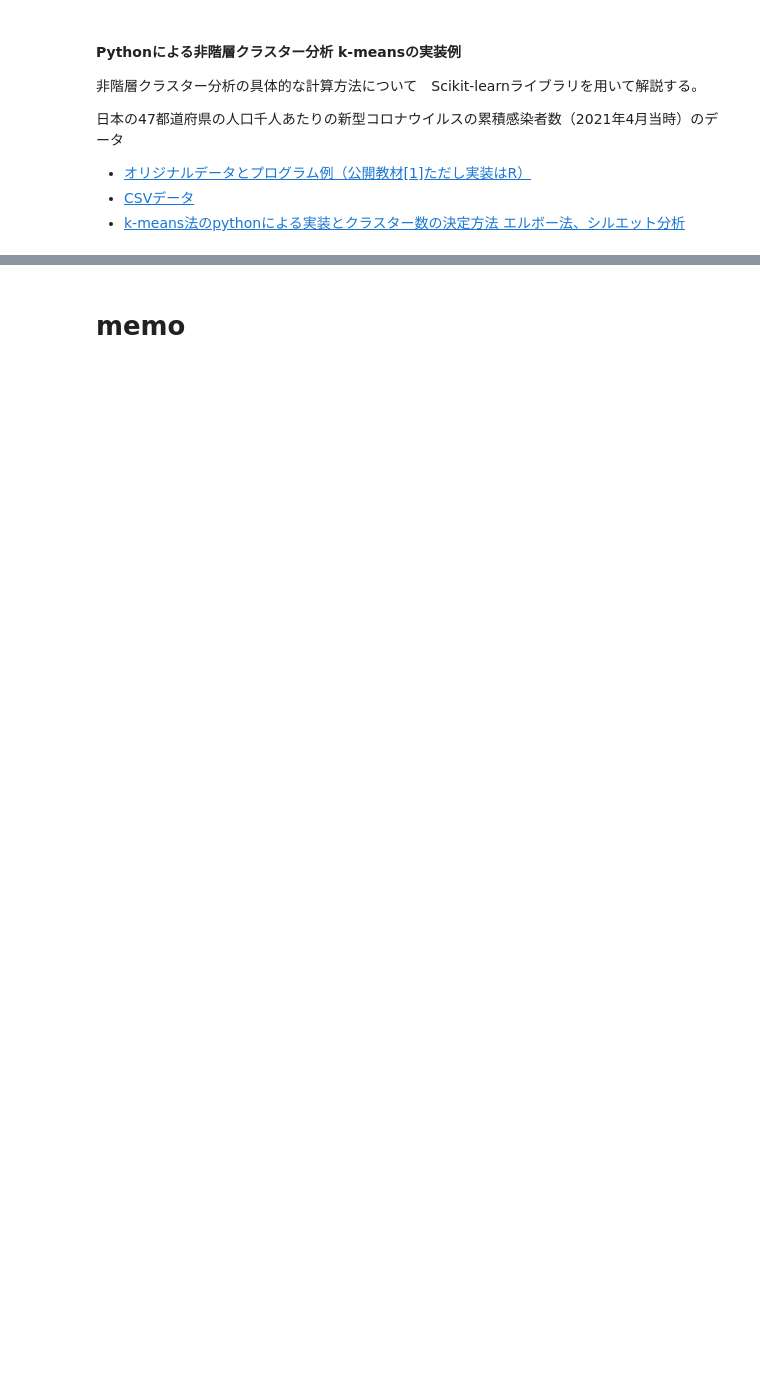
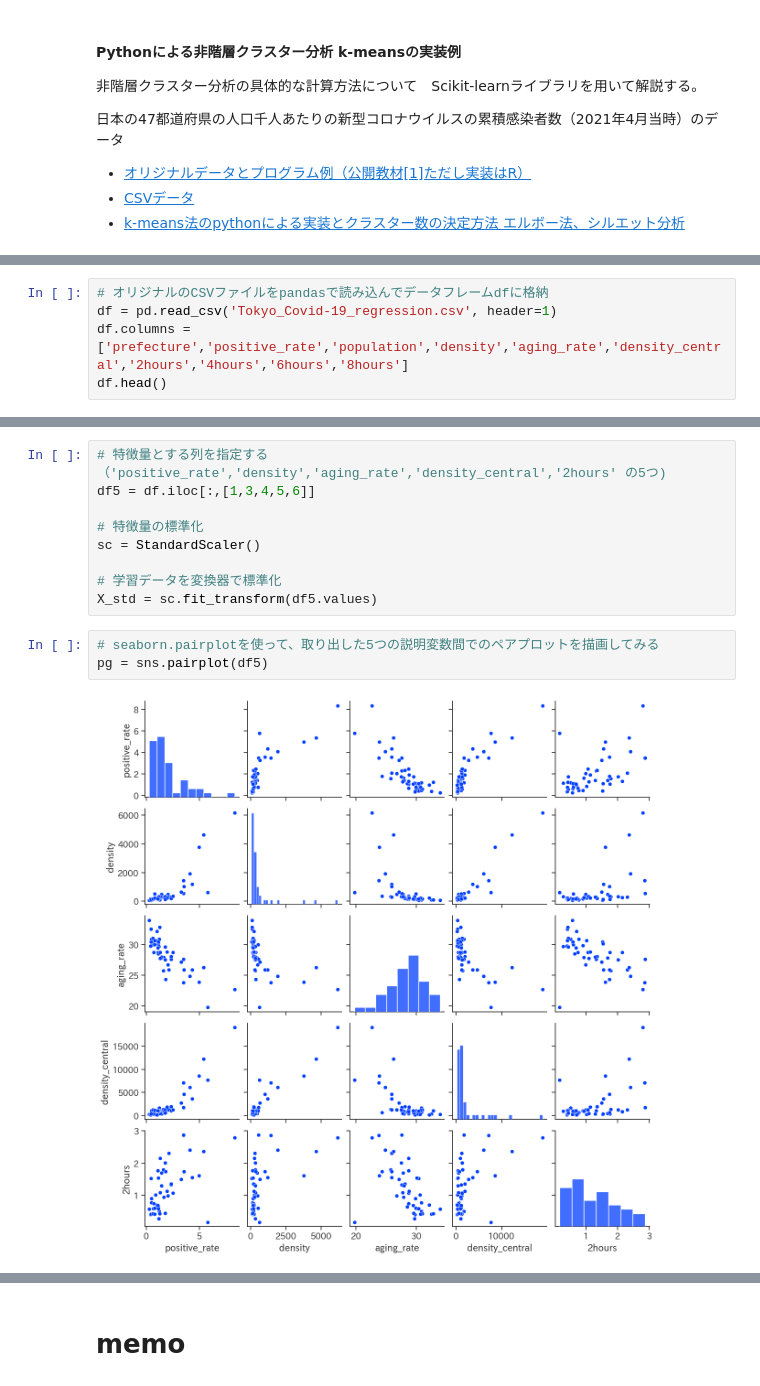
Before and after one commit to MDASH-shinshu/MDASH-T-DS, a Jupyter notebook: 5/5_data_analysis_colab.ipynb, the cells around one changed output, grey strips where cells are left out. Drawn from its saved outputs; the diff is of its cells as text; blank space fills up the shorter version.

```diff
--- a/5/5_data_analysis_colab.ipynb
+++ b/5/5_data_analysis_colab.ipynb
@@ -176,0 +225,5 @@ plt.show()
+# %%
+# オリジナルのCSVファイルをpandasで読み込んでデータフレームdfに格納
+df = pd.read_csv('Tokyo_Covid-19_regression.csv', header=1)
+df.columns = ['prefecture','positive_rate','population','density','aging_rate','density_central','2hours','4hours','6hours','8hours']
+df.head()
@@ -176,0 +237,14 @@ plt.show()
+# %%
+# 特徴量とする列を指定する（'positive_rate','density','aging_rate','density_central','2hours' の5つ)
+df5 = df.iloc[:,[1,3,4,5,6]]
+
+# 特徴量の標準化
+sc = StandardScaler()
+
+# 学習データを変換器で標準化
+X_std = sc.fit_transform(df5.values)
+# %%
+# seaborn.pairplotを使って、取り出した5つの説明変数間でのペアプロットを描画してみる
+pg = sns.pairplot(df5)
+# %% [output]
+[figure, added]
```
Also changed, not shown: parts of 38 cells of this notebook.
